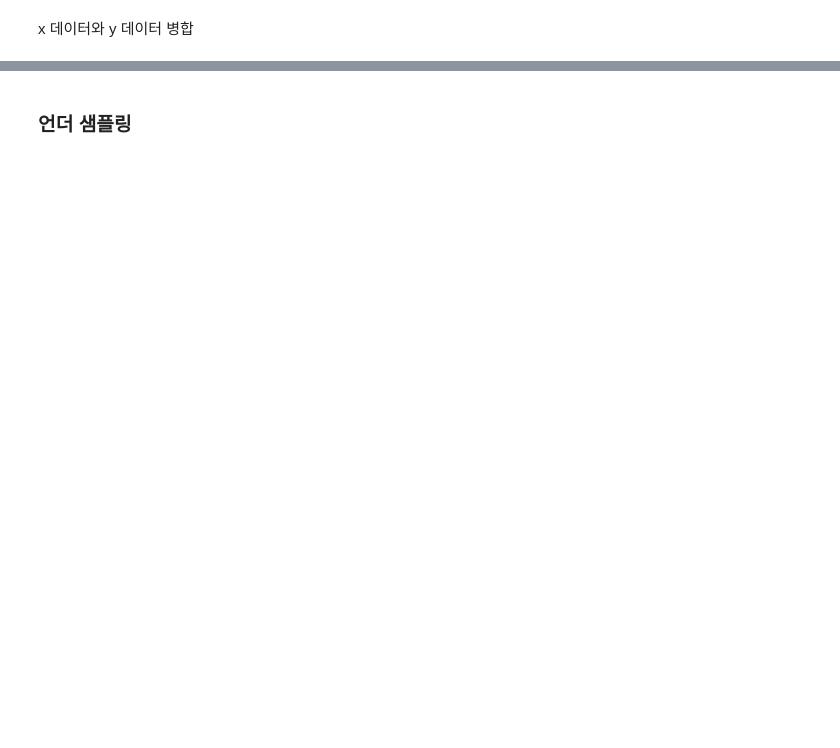
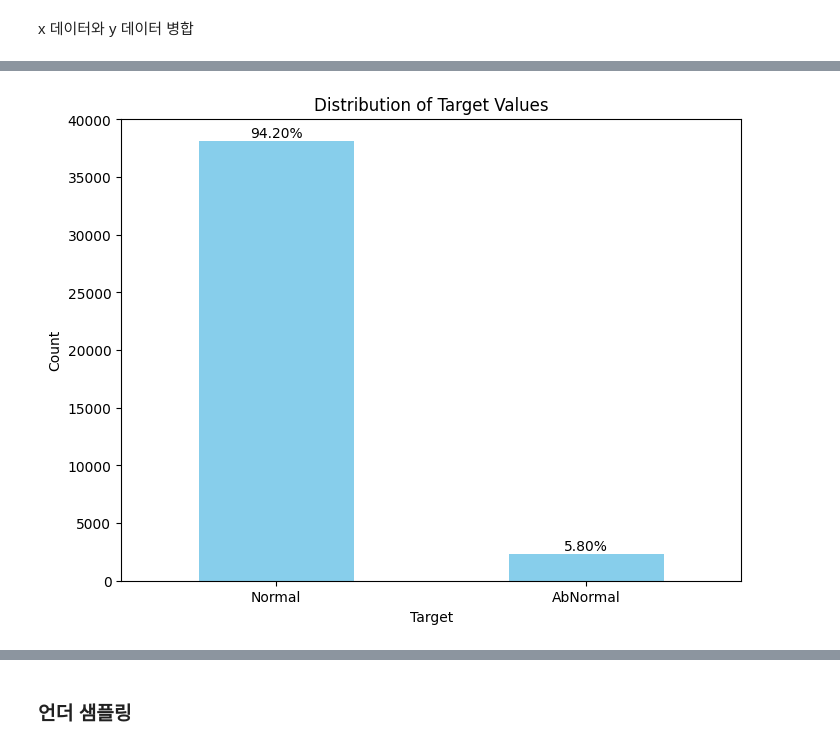
Before and after one commit to moool01/LGAIMERS5th, a Jupyter notebook: code.ipynb, the cells around one changed output, grey strips where cells are left out. Cells and saved outputs as stored; diff of their text form; code cells hidden in the pictures; blank space fills up the shorter version.

```diff
--- a/code.ipynb
+++ b/code.ipynb
@@ -104,0 +313,21 @@ df_merged
+# %%
+# 삭제할 열 리스트
+columns_to_drop = [
+        'Wip Line - Dam', 'Process Desc. - Dam', 'Insp Judge Code - Dam',
+        'Wip Line - Fill1', 'Process Desc. - Fill1', 'LOT ID - Fill1', 'Insp Judge Code - Fill1',
+        'Wip Line - Fill2', 'Process Desc. - Fill2', 'LOT ID - Fill2', 'Insp Judge Code - Fill2',
+        'Wip Line - AutoClave', 'Process Desc. - AutoClave', 'Equipment - AutoClave', 'LOT ID - AutoClave', 'Insp Judge Code - AutoClave',
+        'Model.Suffix - Fill1', 'Model.Suffix - Fill2', 'Model.Suffix - AutoClave',
+        'Workorder - Fill1', 'Workorder - Fill2', 'Workorder - AutoClave'
+]
+
+# 열 삭제
+df_merged = df_merged.drop(columns=columns_to_drop)
+
+# 열 이름 변경
+df_merged = df_merged.rename(columns={
+    'Model.Suffix - Dam': 'Model.Suffix',
+    'Workorder - Dam': 'Workorder'
+})
+
+df_merged
@@ -104,0 +371,22 @@ df_merged
+# %%
+# 'target' 열의 값 세기
+target_counts = df_merged['target'].value_counts()
+
+# 'target' 열의 값 비율 계산
+target_ratios = df_merged['target'].value_counts(normalize=True)
+
+# 막대그래프 생성
+plt.figure(figsize=(8, 6))
+target_counts.plot(kind='bar', color='skyblue')
+plt.title('Distribution of Target Values')
+plt.xlabel('Target')
+plt.ylabel('Count')
+plt.xticks(rotation=0)
+
+# 비율 텍스트 표시
+for i, (count, ratio) in enumerate(zip(target_counts, target_ratios)):
+    plt.text(i, count + 5, f'{ratio:.2%}', ha='center', va='bottom')
+
+plt.show()
+# %% [output]
+[figure, added]
```
Also changed, not shown: parts of 21 cells of this notebook, 8 other files.
